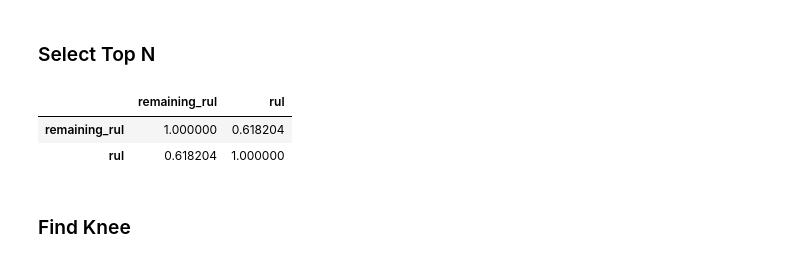
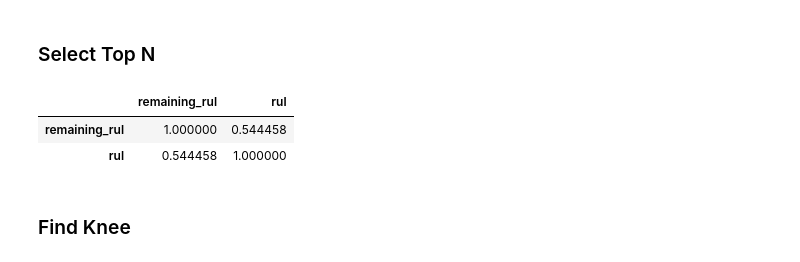
Before and after one commit to stemproaca/pdm, a Jupyter notebook: Classes/menu_D_RUL_Alternatives.ipynb, the cells around one changed output. Cells and saved outputs as stored; diff of their text form; code cells hidden in the pictures.

```diff
--- a/Classes/menu_D_RUL_Alternatives.ipynb
+++ b/Classes/menu_D_RUL_Alternatives.ipynb
@@ -444,7 +448,7 @@ def get_trends(thresh=0.10, show_graph=True):
     return trend_df
 # %%
 def similarity_by_dtw():
-    trend_df = get_trends(show_graph = False)
+    #trend_df = get_trends(show_graph = False)
 
     dict_trend = trend_df.to_dict(orient='dict')
     keys = dict_trend["feature"].values()
@@ -480,25 +500,25 @@ df_similarity["weighted"] = df_similarity["dtw_value"]/df_similarity["avg"]
 # %%
 dm = df_similarity.copy()
 train = DF_TRAIN.copy()
-topN = 80
+topN = 5
 
 aggdm = dm.groupby(["test_id","train_id"])["weighted"].sum().reset_index()
 aggdm["rank"] = aggdm.groupby("test_id")["weighted"].rank(method="first").astype(int)
 aggdm.sort_values("rank", inplace=True)
 aggdm[aggdm["test_id"]==1].head(2)
 
 test=DF_TEST.copy()
 last_test = test.groupby("id").last().reset_index()
 aggdm = aggdm.merge(last_test[["id","remaining_rul", "cycle"]], left_on="test_id", right_on="id", how="inner")
 _ = aggdm.pop("id")
 aggdm = aggdm.merge(train[["id", "cycle", "rul"]], left_on=["train_id", "cycle"], right_on=["id", "cycle"], how="inner")
 
 predicted = aggdm[aggdm["rank"]<=topN].groupby("test_id").agg({"remaining_rul": "min", "rul":"mean"}).reset_index()
 predicted[["remaining_rul", "rul"]].corr()
 # %% [output]
 |  | remaining_rul | rul |
-| remaining_rul | 1.000000 | 0.618204 |
-| rul | 0.618204 | 1.000000 |
+| remaining_rul | 1.000000 | 0.544458 |
+| rul | 0.544458 | 1.000000 |
 # %% [markdown]
 ### Find Knee
 # %%
```
Also changed, not shown: parts of 4 cells of this notebook, 15 other files.
